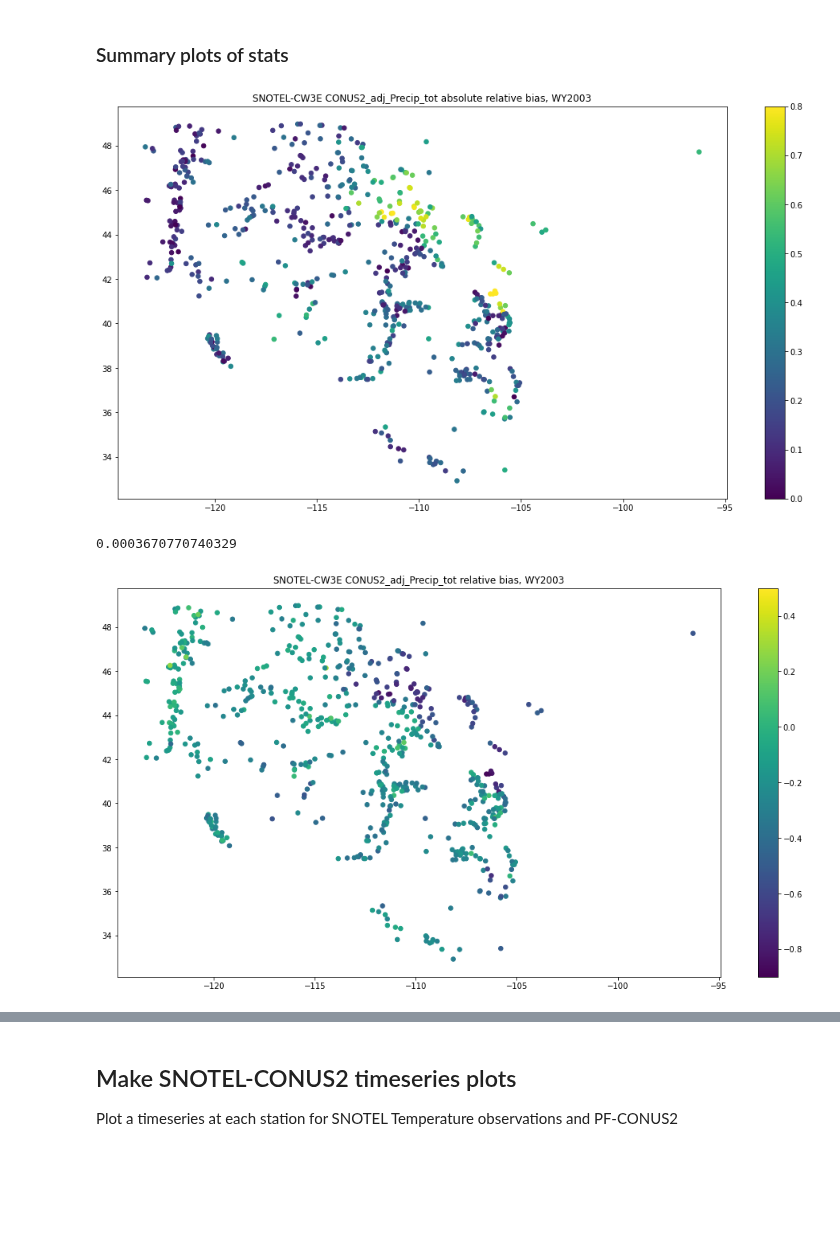
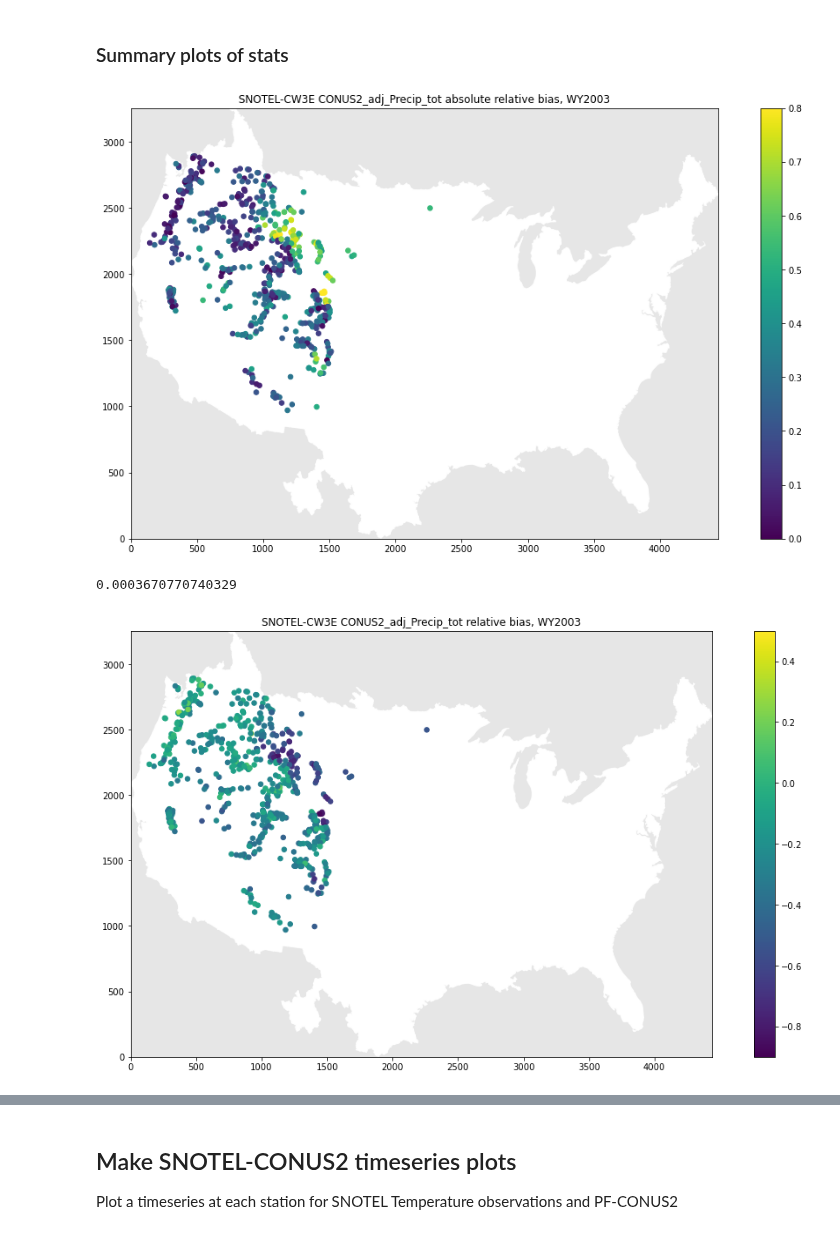
Before and after one commit to danielletijerina/PFCONUS2-analysis, a Jupyter notebook: scripts/Validation/SNOTEL/precip_temp/compare_SNOTEL_adj-precip.ipynb, the cells around one changed output, grey strips where cells are left out. Drawn from its saved outputs; the diff is of its cells as text; code cells hidden in the pictures; blank space fills up the shorter version.

Commit message:
fixed precip_temp notebook plots, created a new regional notebook for streamflow

```diff
--- a/scripts/Validation/SNOTEL/precip_temp/compare_SNOTEL_adj-precip.ipynb
+++ b/scripts/Validation/SNOTEL/precip_temp/compare_SNOTEL_adj-precip.ipynb
@@ -50,3 +53,10 @@ nx = 4442
+# %%
+from PIL import Image
+
+# Read in CONUS2 mask for map plot border
+CONUS2_mask = Image.open('/hydrodata/PFCLM/CONUS2_baseline/inputs/domain_files/CONUS2.0.Final1km.Mask.tif')
+#CONUS2_mask = Image.open('/home/dtt2/CONUS2/shape_files/CONUS2_HUC2_boundaries_clipped.tif')
+mask_array = np.array(CONUS2_mask)
 # %% [markdown]
 ##### Names of observation csv files, these are usually saved from Hydrodata
 # %%
@@ -399,14 +409,15 @@ stats_df.head()
 # %%
 ### Absolute Relative Bias
 ### Good values are closer to 0.0
 fig = plt.figure(figsize=(17,9), dpi=72)
-plt.scatter(stats_df.longitude,stats_df.latitude, c=stats_df.absrelbias, s=30, vmin = 0, vmax = 0.8)
+plt.imshow(mask_array[::-1,:], origin='lower', cmap='Greys_r', alpha = 0.1) # CONUS2 outline
+plt.scatter(stats_df.conus2_x,stats_df.conus2_y, c=stats_df.absrelbias, s=30, vmin = 0, vmax = 0.8)
 plt.colorbar()
 plt.title(f'SNOTEL-CW3E {variable} absolute relative bias, WY{water_year}')
 plt.savefig(f'{plot_dir}/SNOTEL_CW3E_{variable}_AbsRelBias_Map.png',\
             dpi = 200, facecolor='white', transparent=False, bbox_inches="tight")
 # %% [output]
-[figure, old version]
+[figure, new version]
 # %%
 stats_df['absrelbias'].min()
 # %% [output]
@@ -415,12 +426,13 @@ stats_df['absrelbias'].min()
 ### Relative Bias
 ### Good values are closer to 0.0, positive is PF overestimation, negative is PF underestimation
 fig = plt.figure(figsize=(17,9), dpi=72)
-plt.scatter(stats_df.longitude,stats_df.latitude, c=stats_df.bias, s=30, vmin = -0.9, vmax = 0.5)
+plt.imshow(mask_array[::-1,:], origin='lower', cmap='Greys_r', alpha = 0.1) # CONUS2 outline
+plt.scatter(stats_df.conus2_x,stats_df.conus2_y, c=stats_df.bias, s=30, vmin = -0.9, vmax = 0.5)
 plt.colorbar()
 plt.title(f'SNOTEL-CW3E {variable} relative bias, WY{water_year}')
 plt.savefig(f'{plot_dir}/SNOTEL_CW3E_{variable}_RelBias_Map.png',\
             dpi = 200, facecolor='white', transparent=False, bbox_inches="tight")
 # %% [output]
-[figure, old version]
+[figure, new version]
 # %%
 fig = plt.figure(figsize=(19,10), dpi=72)
```
Also changed, not shown: parts of 2 cells of this notebook, 6 other files.
